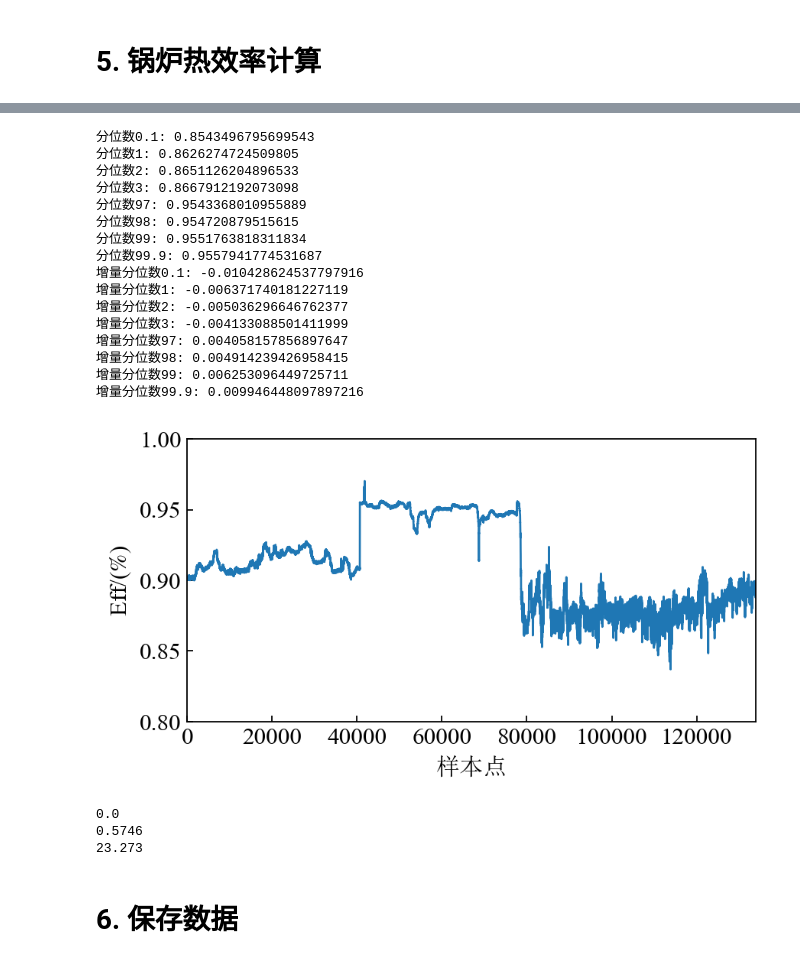
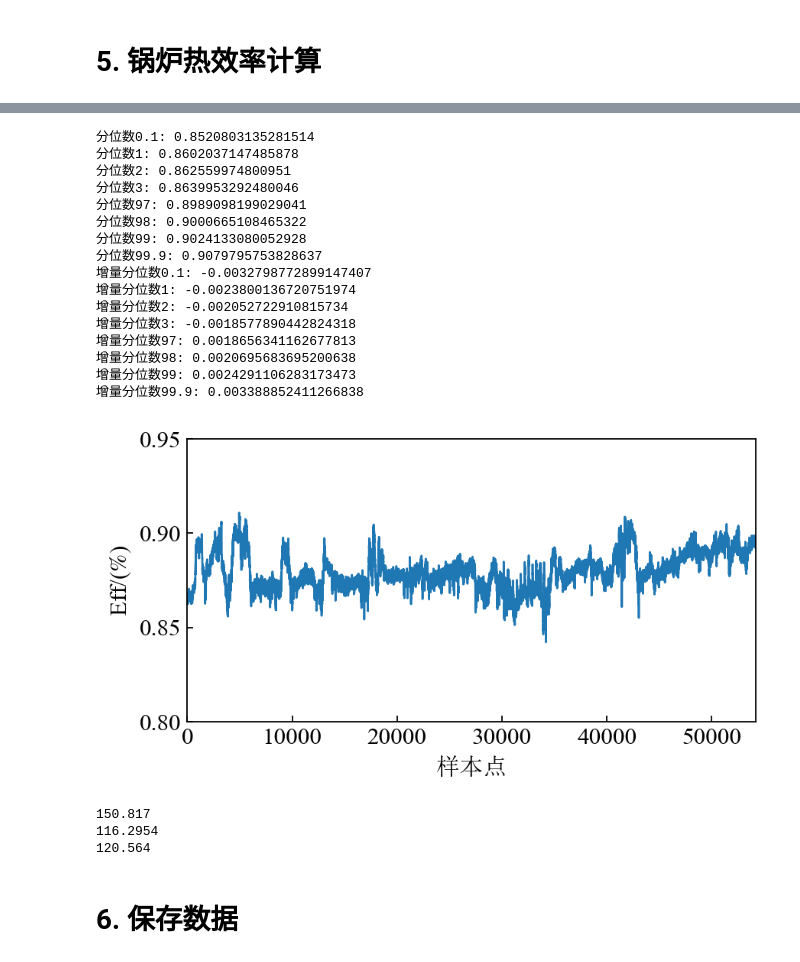
Before and after one commit to Edie-Z/NYPowerStation, a Jupyter notebook: NYDA3_Preprocess.ipynb, the cells around one changed output, grey strips where cells are left out. Saved outputs shown, nothing was run; the diff lists cells and outputs as text; code cells hidden in the pictures.

```diff
--- a/NYDA3_Preprocess.ipynb
+++ b/NYDA3_Preprocess.ipynb
@@ -39,2 +38,4 @@ from visualization import plot_curve
 # %%
 data = pd.read_csv('DATA3.csv', sep=';', header=0)
+data = data.iloc[79702:]
+data.shape
@@ -246,7 +240,7 @@ plot_curve(curve_data)
 # %% [markdown]
 ## CO
 # %%
-co_data_valider = DataValid(min_value=0, max_value=1000, step_limit=10, step_value=10)
+co_data_valider = DataValid(min_value=0, max_value=540, step_limit=10, step_value=10)
 co_data_filter = MedianFilter(kernel_size=5)
 
 co_valid = co_data_valider.apply(np.array(co))
@@ -255,8 +249,8 @@ co_filter = co_data_filter.apply(co_valid)
 curve_data = {
     "x": [np.arange(len(nox_filter)), np.arange(len(nox_filter))],
     "y": [co, co_filter],
-    "ylim": [0, 1010],
-    "xlim": [0, 134000],
+    "ylim": [0, 540],
+    "xlim": [0, 54219],
     "xlabel": "样本点",
     "ylabel": "CO/($\mathrm{mg \cdot m^{-3}}$)",
     "legend": ["采样值", "滤波"],
@@ -464,0 +461,20 @@ plot_curve(curve_data)
+# %%
+cfh = data["3UBCFHHTL"] #飞灰含碳量
+
+cfh_data_valider = DataValid(min_value=2, max_value=15, step_limit=1, step_value=0.5)
+cfh_data_filter = MedianFilter(kernel_size=3)
+
+cfh_valid = cfh_data_valider.apply(np.array(cfh))
+cfh_filter = cfh_data_filter.apply(cfh_valid)
+
+
+curve_data = {
+    "x": [np.arange(len(cfh)), np.arange(len(cfh))],
+    "y": [cfh, cfh_filter],
+    "ylim": [0, 20],
+    "xlim": [0, 54219],
+    "xlabel": "样本点",
+    "ylabel": "Cfh/($\mathrm{MW}$)",
+}
+
+plot_curve(curve_data)
@@ -465,8 +483,6 @@ plot_curve(curve_data)
 # %% [markdown]
 # 5. 锅炉热效率计算
 # %%
-cfh = data["3UBCFHHTL"] #飞灰含碳量
-
 def CalculateThermalEfficiency(CO, Cfh, O2, Etem, INtem):
     Etem = (atem + btem)/2
     Mar = 7.6/100  # 收到基水分 Mt
@@ -494,7 +510,7 @@ def CalculateThermalEfficiency(CO, Cfh, O2, Etem, INtem):
     eff = 1 - Q2H2O - Q2gy - Q3 - Q4 - Q5# 锅炉效率
     return eff
 
-eff = CalculateThermalEfficiency(co_filter, cfh, o2, Etem, 20)
+eff = CalculateThermalEfficiency(co_filter, cfh_filter, o2, Etem, 20)
 # %%
 eff
 # %% [output]
@@ -513,43 +529,43 @@ Length: 133921, dtype: float64
 # %%
 print_distribution(eff)
 
 curve_data = {
     "x": [np.arange(len(nox_filter))],
     "y": [eff],
-    "ylim": [0.80, 1],
-    "xlim": [0, 134000],
+    "ylim": [0.80, 0.95],
+    "xlim": [0, 54219],
     "xlabel": "样本点",
     "ylabel": "Eff/($\mathrm{\%}$)",
 }
 
 plot_curve(curve_data)
 # %% [output]
-分位数0.1: 0.8543496795699543
-分位数1: 0.8626274724509805
-分位数2: 0.8651126204896533
-分位数3: 0.8667912192073098
-分位数97: 0.9543368010955889
-分位数98: 0.954720879515615
-分位数99: 0.9551763818311834
-分位数99.9: 0.9557941774531687
-增量分位数0.1: -0.010428624537797916
-增量分位数1: -0.006371740181227119
-增量分位数2: -0.005036296646762377
-增量分位数3: -0.004133088501411999
-增量分位数97: 0.004058157856897647
-增量分位数98: 0.004914239426958415
-增量分位数99: 0.006253096449725711
-增量分位数99.9: 0.009946448097897216
+分位数0.1: 0.8520803135281514
+分位数1: 0.8602037147485878
+分位数2: 0.862559974800951
+分位数3: 0.8639953292480046
+分位数97: 0.8989098199029041
+分位数98: 0.9000665108465322
+分位数99: 0.9024133080052928
+分位数99.9: 0.9079795753828637
+增量分位数0.1: -0.0032798772899147407
+增量分位数1: -0.0023800136720751974
+增量分位数2: -0.002052722910815734
+增量分位数3: -0.0018577890442824318
+增量分位数97: 0.0018656341162677813
+增量分位数98: 0.0020695683695200638
+增量分位数99: 0.0024291106283173473
+增量分位数99.9: 0.003388852411266838
-[figure, old version]
+[figure, new version]
 # %%
 min_index = np.argmax(eff)
-print(load[min_index])
+print(np.array(load)[min_index])
 print(co_filter[min_index])
-print(atem[min_index])
+print(np.array(Etem)[min_index])
 # %% [output]
-0.0
-0.5746
-23.273
+150.817
+116.2954
+120.564
 # %% [markdown]
 # 6. 保存数据
 # %%
```
Also changed, not shown: parts of 25 cells of this notebook, 1 other file.
